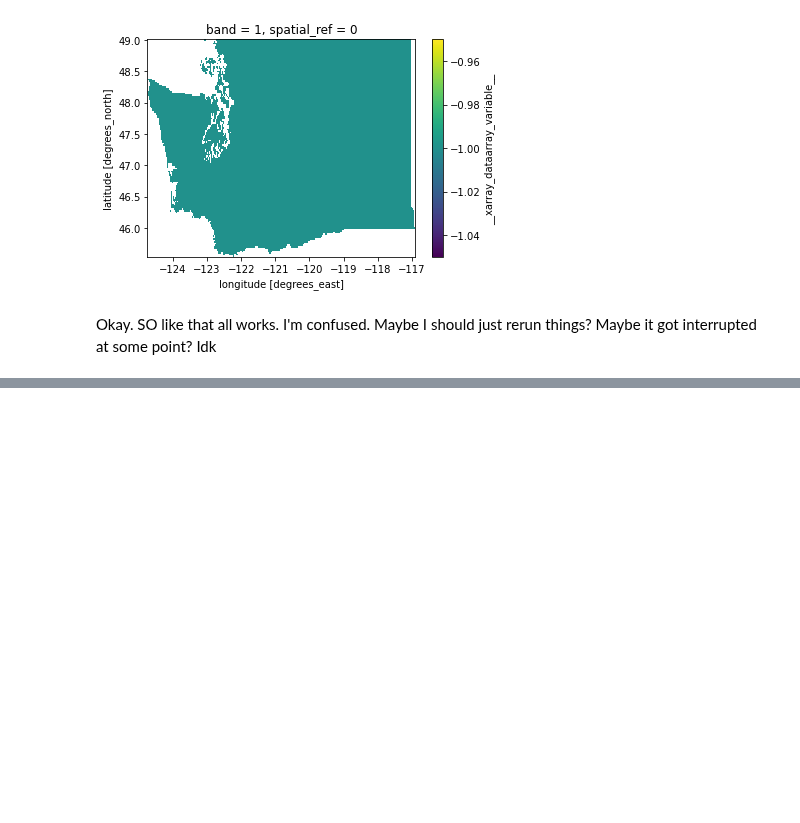
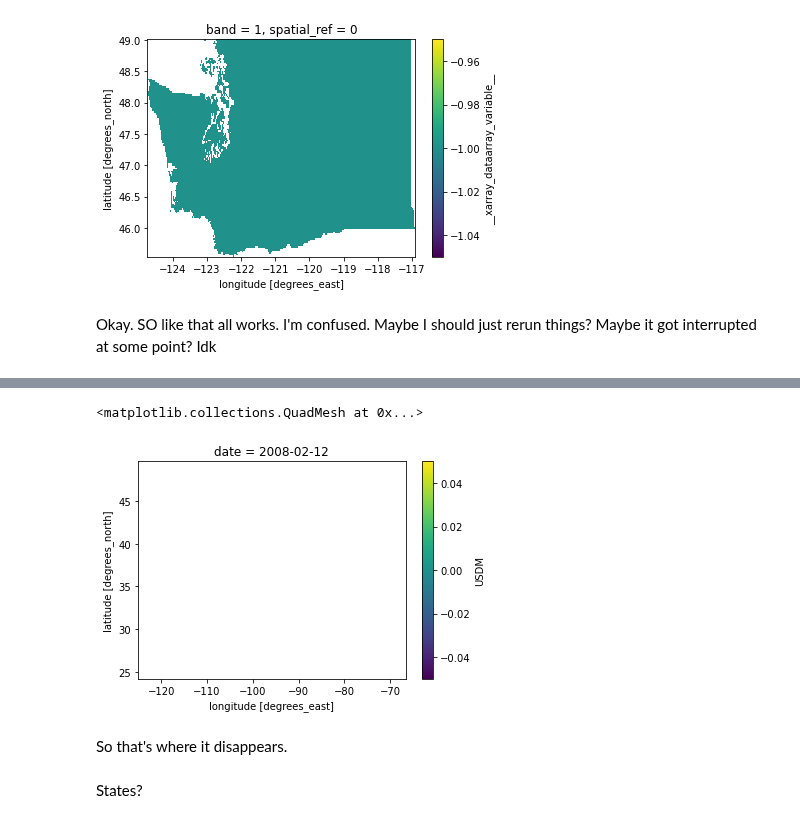
Before and after one commit to UW-Hydro/drought_impact, a Jupyter notebook: notebooks/quality_control/usdm_spi_qa_sumzero_caf.ipynb, the cells around one changed output, grey strips where cells are left out. Drawn from its saved outputs; the diff is of its cells as text; code cells hidden in the pictures; blank space fills up the shorter version.

```diff
--- a/notebooks/quality_control/usdm_spi_qa_sumzero_caf.ipynb
+++ b/notebooks/quality_control/usdm_spi_qa_sumzero_caf.ipynb
@@ -270,0 +286,9 @@ Okay. SO like that all works. I'm confused. Maybe I should just rerun things? Ma
+# %%
+USDM_CONUS_all['USDM'].sel(date='2008-02-12').plot()
+# %% [output]
+<matplotlib.collections.QuadMesh at 0x...>
+[figure, added]
+# %% [markdown]
+So that's where it disappears.
+# %% [markdown]
+States?
```
Also changed, not shown: parts of 13 cells of this notebook, 2 other files.
